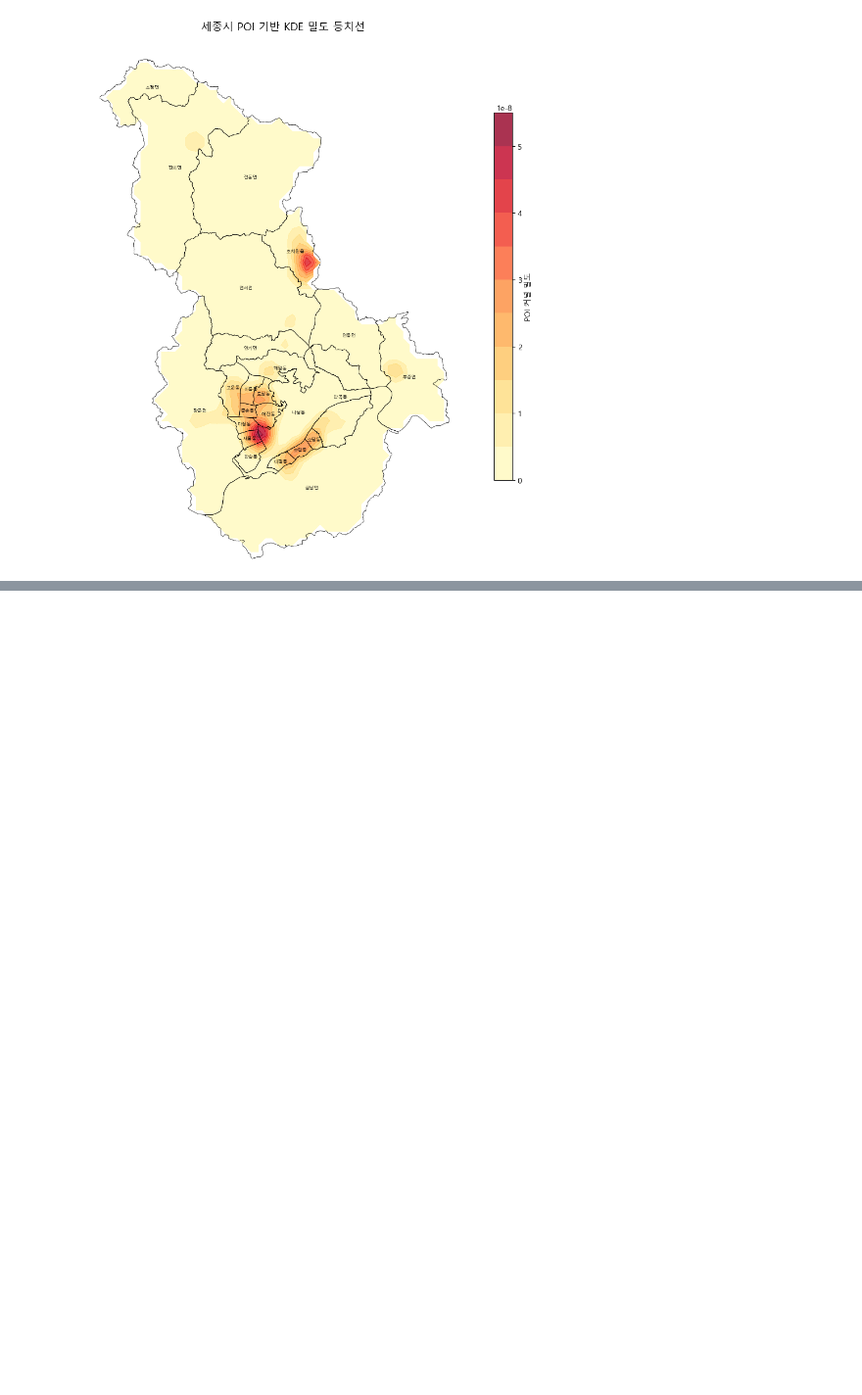
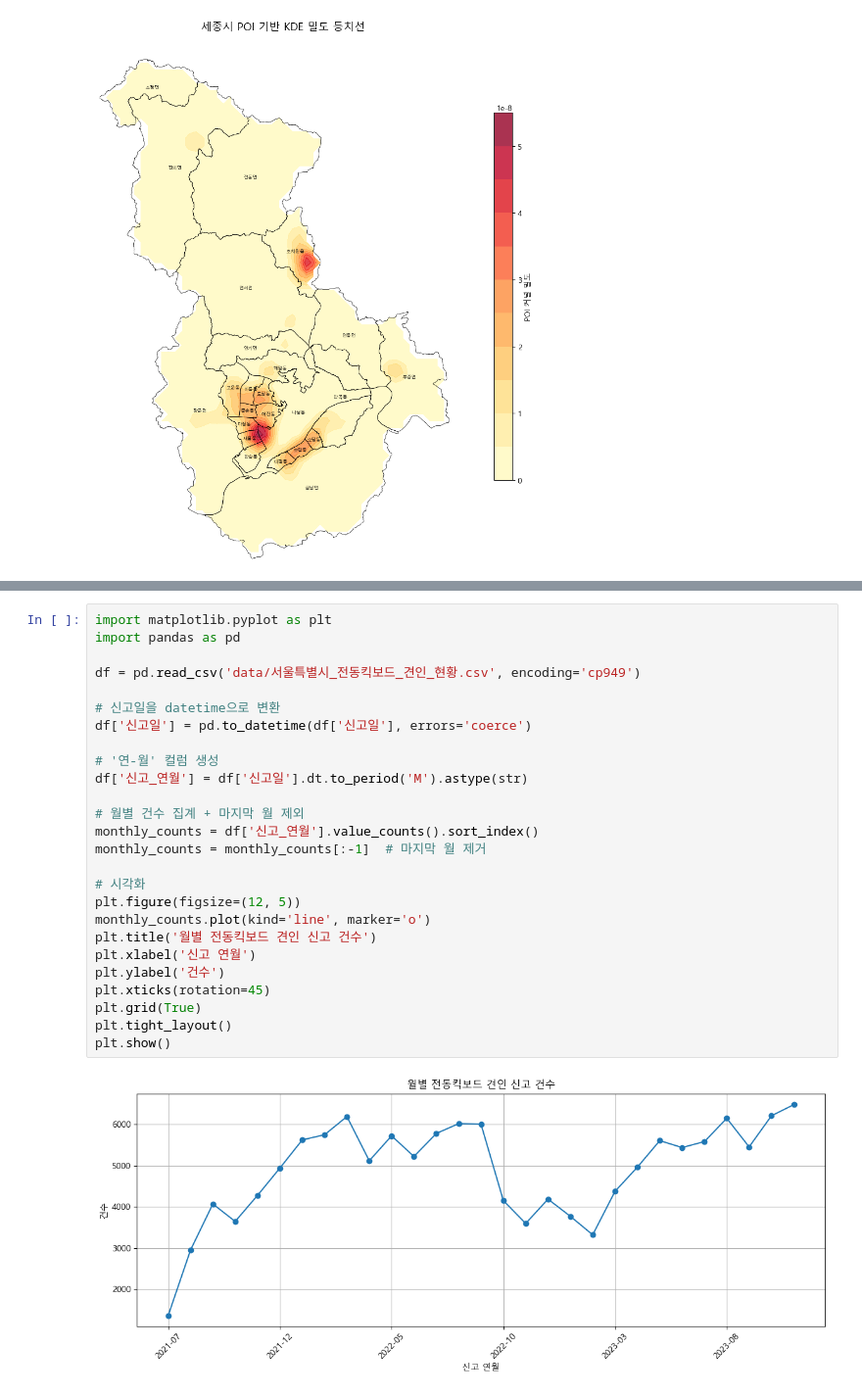
Before and after one commit to wint3rx3/gongmojeon1, a Jupyter notebook: visualization.ipynb, the cells around one changed output, grey strips where cells are left out. Shown at 98% size. Drawn from its saved outputs; the diff is of its cells as text; blank space fills up the shorter version.

```diff
--- a/visualization.ipynb
+++ b/visualization.ipynb
@@ -227,0 +372,28 @@ plt.show()
+# %%
+import matplotlib.pyplot as plt
+import pandas as pd
+
+df = pd.read_csv('data/서울특별시_전동킥보드_견인_현황.csv', encoding='cp949')
+
+# 신고일을 datetime으로 변환
+df['신고일'] = pd.to_datetime(df['신고일'], errors='coerce')
+
+# '연-월' 컬럼 생성
+df['신고_연월'] = df['신고일'].dt.to_period('M').astype(str)
+
+# 월별 건수 집계 + 마지막 월 제외
+monthly_counts = df['신고_연월'].value_counts().sort_index()
+monthly_counts = monthly_counts[:-1]  # 마지막 월 제거
+
+# 시각화
+plt.figure(figsize=(12, 5))
+monthly_counts.plot(kind='line', marker='o')
+plt.title('월별 전동킥보드 견인 신고 건수')
+plt.xlabel('신고 연월')
+plt.ylabel('건수')
+plt.xticks(rotation=45)
+plt.grid(True)
+plt.tight_layout()
+plt.show()
+# %% [output]
+[figure, added]
```
Also changed, not shown: parts of 3 cells of this notebook.
